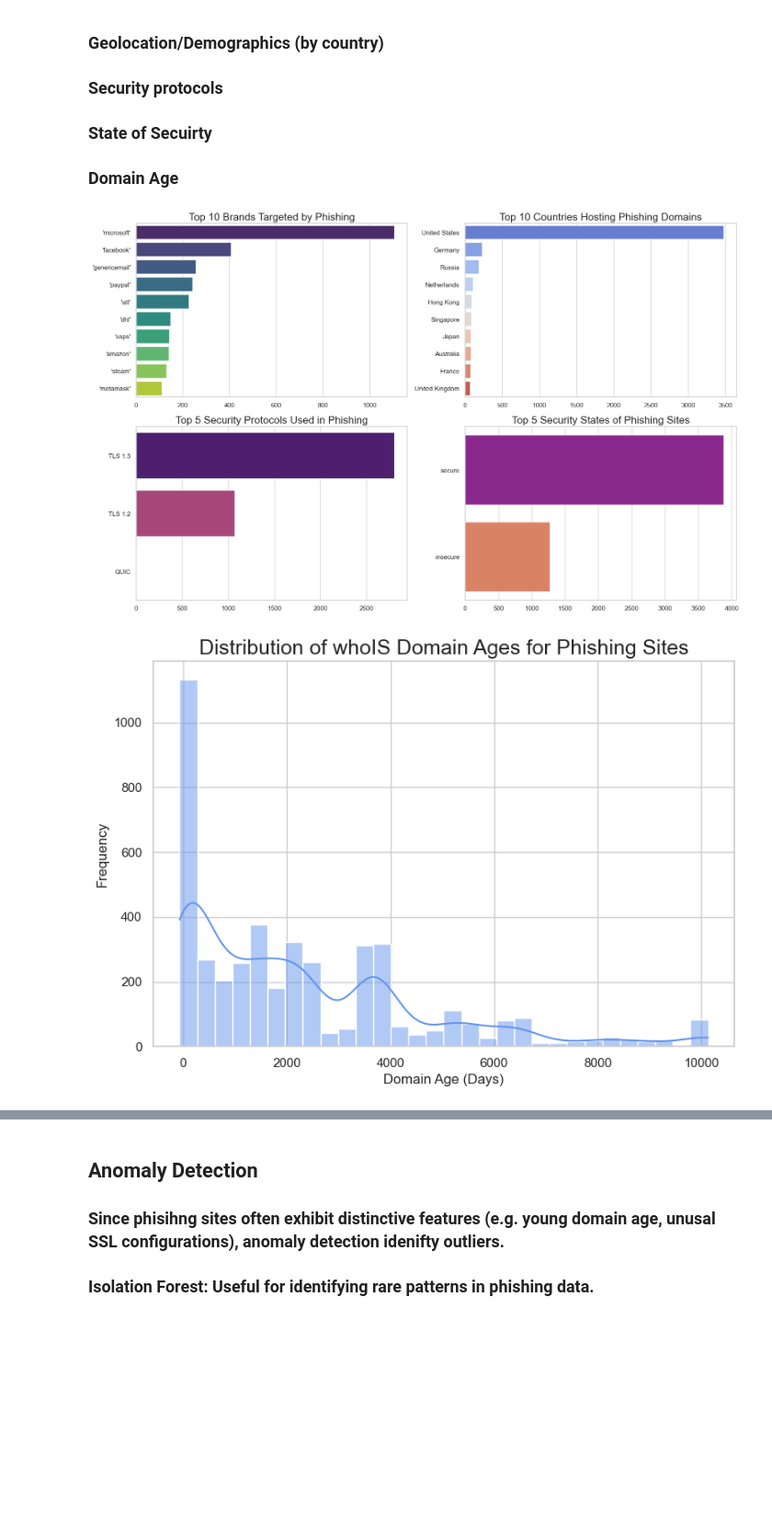
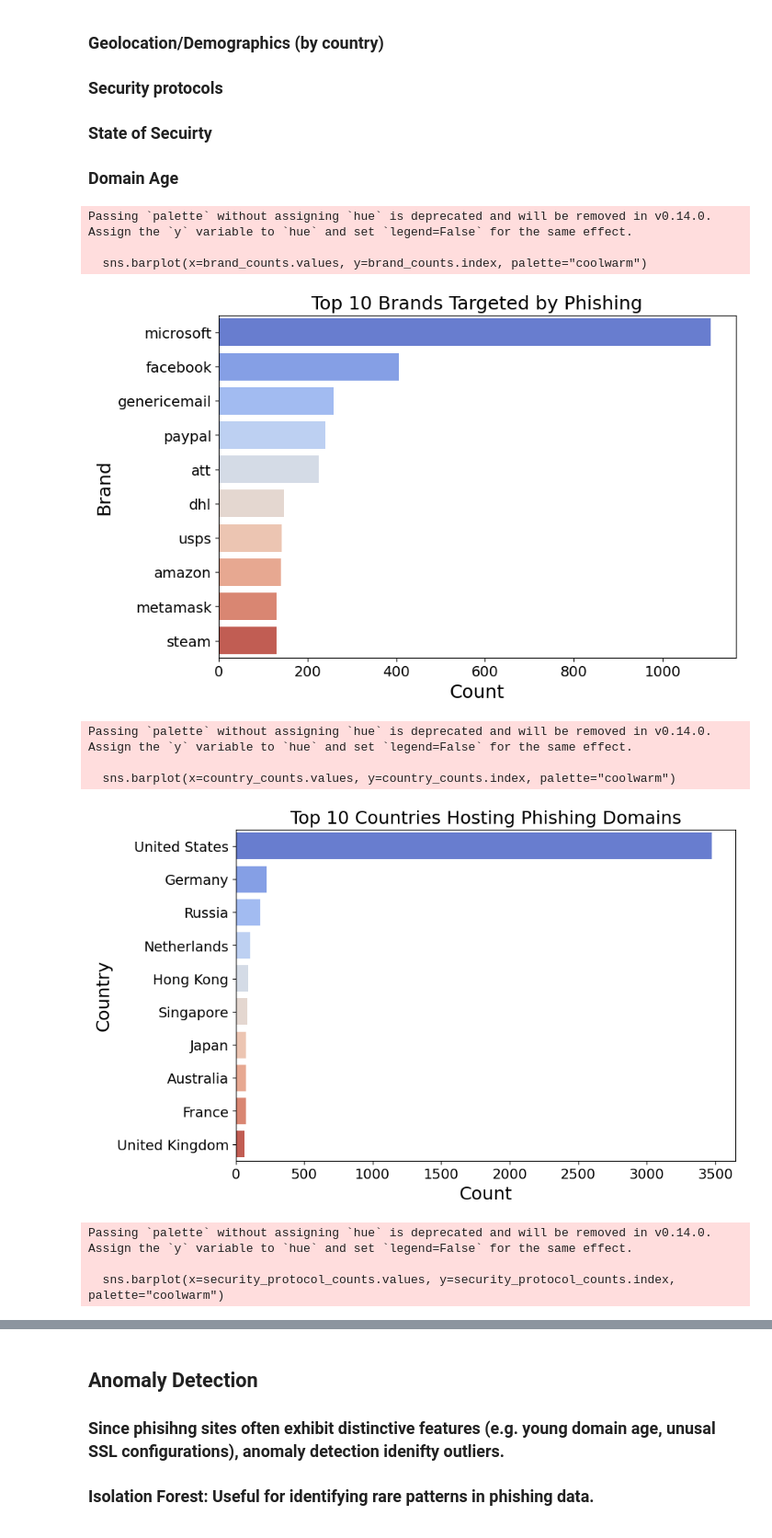
Before and after one commit to saikiranpennam/QuantitativeStudyofPhishing, a Jupyter notebook: phishingcode.ipynb, the cells around one changed output, grey strips where cells are left out. Shown at 92% size. Saved outputs shown, nothing was run; the diff lists cells and outputs as text; code cells hidden in the pictures; blank space fills up the shorter version.

Commit message:
updated analysis, modified code for plotting and visualization

```diff
--- a/phishingcode.ipynb
+++ b/phishingcode.ipynb
@@ -294,10 +322,6 @@ Unique domains in dataset: 5082
 ### State of Secuirty
 ### Domain Age
 # %%
-# Set up plotting aesthetics
-sns.set_theme(style="whitegrid")
-plt.figure(figsize=(16, 10))
-
 # Analysis 6: Brand and Domain Analysis
 # Count the frequency of each brand mentioned in the 'brands' column
 
@@ -309,50 +333,83 @@ phishingData['brands'] = phishingData['brands'].str.strip('[]').str.replace('"',
 brand_counts = phishingData['brands'].explode().value_counts().head(10)
 
 # Plotting the top 10 brands
-plt.subplot(2, 2, 1)
-sns.barplot(x=brand_counts.values, y=brand_counts.index, palette="viridis")
+plt.figure(figsize=(9, 6))
+sns.barplot(x=brand_counts.values, y=brand_counts.index, palette="coolwarm")
 plt.title("Top 10 Brands Targeted by Phishing", fontsize=18)
+#plt.tight_layout()
+plt.xlabel("Count", fontsize=18)
+plt.ylabel("Brand", fontsize=18)
+plt.xticks(fontsize=14)
+plt.yticks(fontsize=14)
+#plt.savefig('figures/Top_10_brands_targeted_by_phishing.png', dpi=300)
+plt.show()
+plt.close();
 
 # Analysis 7: Geolocation Analysis
 # Count the frequency of phishing attempts by country
 country_counts = phishingData['remote_ip_country'].value_counts().head(10)  # Top 10 countries
 
 # Plotting the top 10 countries
-plt.subplot(2, 2, 2)
+plt.figure(figsize=(9, 6))
 sns.barplot(x=country_counts.values, y=country_counts.index, palette="coolwarm")
 plt.title("Top 10 Countries Hosting Phishing Domains", fontsize=18)
+#plt.tight_layout()
+plt.xlabel("Count", fontsize=18)
+plt.ylabel("Country", fontsize=18)
+plt.xticks(fontsize=14)
+plt.yticks(fontsize=14)
+#plt.savefig('figures/Top_10_Countries_Hosting_Phishing.png', dpi=300)
+plt.show()
+plt.close();
 
 # Analysis 8: Security Protocol Analysis
 # Count the frequency of different security states and protocols
-security_protocol_counts = phishingData['security_protocol'].value_counts().head(5)  # Top 5 security protocols
+security_protocol_counts = phishingData['security_protocol'].value_counts().head(2)  # Top 2 security protocols
 security_state_counts = phishingData['security_state'].value_counts().head(5)  # Top 5 security states
 
 # Plotting security protocols
-plt.subplot(2, 2, 3)
-sns.barplot(x=security_protocol_counts.values, y=security_protocol_counts.index, palette="magma")
+plt.figure(figsize=(9, 6))
+sns.barplot(x=security_protocol_counts.values, y=security_protocol_counts.index, palette="coolwarm")
 plt.title("Top 5 Security Protocols Used in Phishing", fontsize=18)
+#plt.tight_layout()
+plt.xlabel("Count", fontsize=18)
+plt.ylabel("Security Protocols", fontsize=18)
+plt.xticks(fontsize=14)
+plt.yticks(fontsize=14)
+#plt.savefig('figures/Top_5_Security_Protocols.png', dpi=300)
+plt.show()
+plt.close();
 
 # Plotting security states
-plt.subplot(2, 2, 4)
-sns.barplot(x=security_state_counts.values, y=security_state_counts.index, palette="plasma")
+plt.figure(figsize=(9, 6))
+sns.barplot(x=security_state_counts.values, y=security_state_counts.index, palette="coolwarm")
 plt.title("Top 5 Security States of Phishing Sites", fontsize=18)
-
 plt.tight_layout()
-plt.savefig('figures/Top_feature_analyses.png', dpi=300)
+#plt.savefig('figures/Top_5_Security_States.png', dpi=300)
 plt.show()
 plt.close();
 
 # Analysis 9: Domain Age Analysis
 # Removing NaN values in whois_domain_age for analysis and converting to integer
 domain_age_cleaned = phishingData['whois_domain_age'].dropna()
 plt.figure(figsize=(9, 6))
 sns.histplot(domain_age_cleaned, kde=True, bins=30, color="cornflowerblue")
 plt.title("Distribution of whoIS Domain Ages for Phishing Sites", fontsize=18)
 plt.xlabel("Domain Age (Days)")
 plt.ylabel("Frequency")
-plt.savefig('figures/Distribution_of_domain_age.png', dpi=300)
+plt.tight_layout()
+#plt.savefig('figures/Distribution_of_domain_age.png', dpi=300)
 plt.show()
-plt.close(); # to free up space
+plt.close();
 # %% [output]
+Passing `palette` without assigning `hue` is deprecated and will be removed in v0.14.0. Assign the `y` variable to `hue` and set `legend=False` for the same effect.
+
+  sns.barplot(x=brand_counts.values, y=brand_counts.index, palette="coolwarm")
-[figure, old version]
+[figure, new version]
+Passing `palette` without assigning `hue` is deprecated and will be removed in v0.14.0. Assign the `y` variable to `hue` and set `legend=False` for the same effect.
+
+  sns.barplot(x=country_counts.values, y=country_counts.index, palette="coolwarm")
-[figure, old version]
+[figure, new version]
+Passing `palette` without assigning `hue` is deprecated and will be removed in v0.14.0. Assign the `y` variable to `hue` and set `legend=False` for the same effect.
+
+  sns.barplot(x=security_protocol_counts.values, y=security_protocol_counts.index, palette="coolwarm")
```
Also changed, not shown: parts of 12 cells of this notebook.
